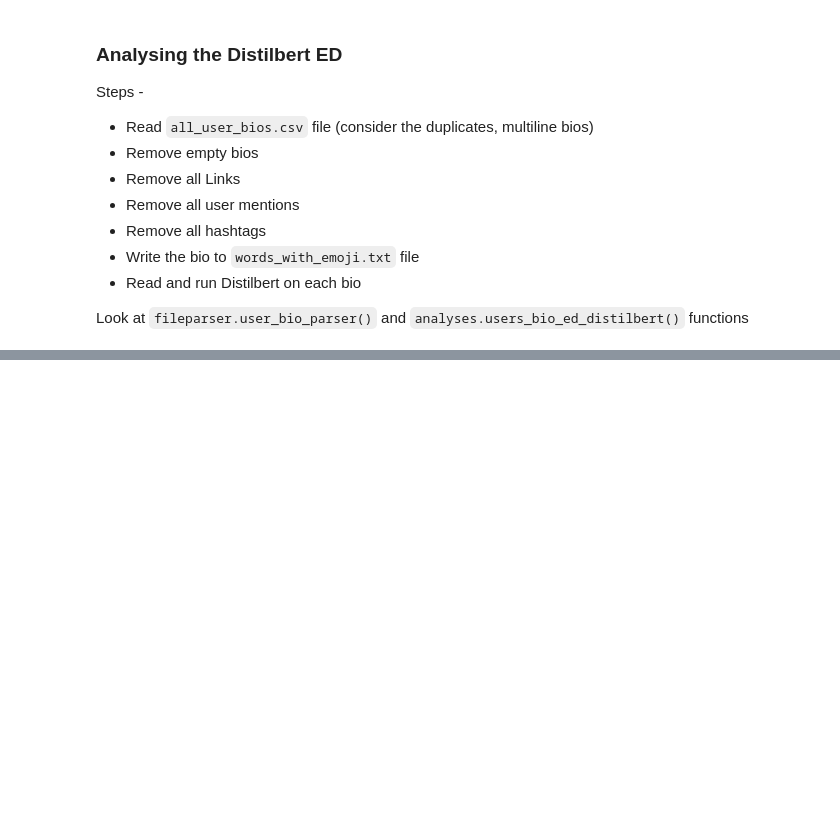
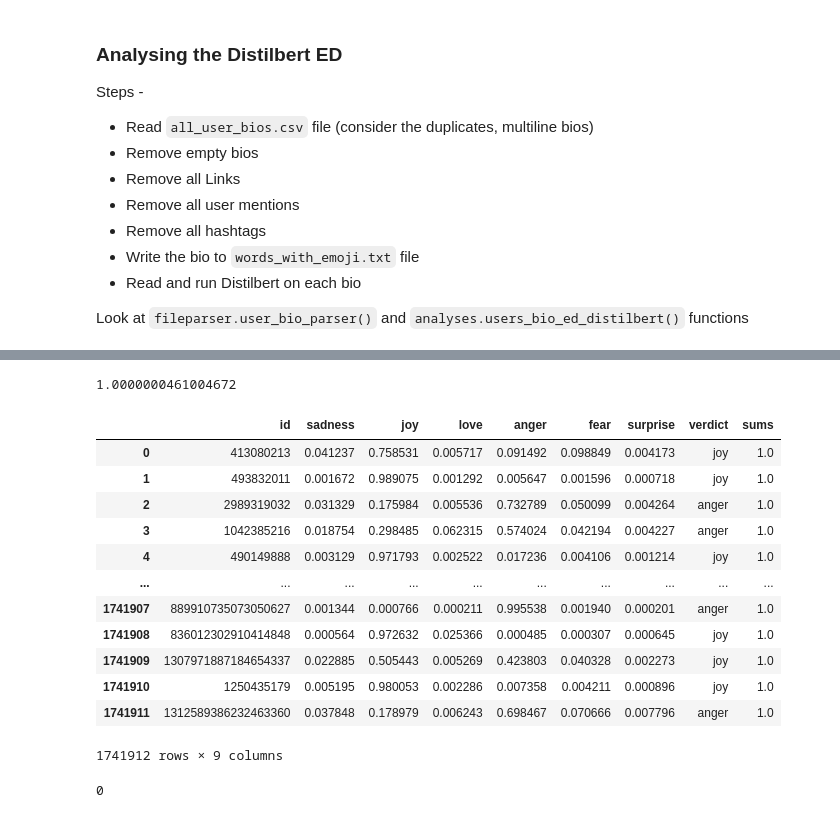
Before and after one commit to Shuv0Khan/TweetApp, a Jupyter notebook: data/users_bio_distilbert.analysis.ipynb, the cells around one changed output, grey strips where cells are left out. Cells and saved outputs as stored; diff of their text form; code cells hidden in the pictures; blank space fills up the shorter version.

```diff
--- a/data/users_bio_distilbert.analysis.ipynb
+++ b/data/users_bio_distilbert.analysis.ipynb
@@ -46,0 +80,30 @@ memory usage: 1.7 MB
+# %%
+users_bio_distilbert.loc[0, ['sadness', 'joy', 'love', 'anger', 'fear', 'surprise']].sum()
+# %% [output]
+1.0000000461004672
+# %%
+sum_probs = []
+for i in users_bio_distilbert.index:
+    sum_probs.append(users_bio_distilbert.loc[i, ['sadness', 'joy', 'love', 'anger', 'fear', 'surprise']].sum())
+# %%
+users_bio_distilbert['sums']=sum_probs
+# %%
+users_bio_distilbert
+# %% [output]
+|  | id | sadness | joy | love | anger | fear | surprise | verdict | sums |
+| 0 | 413080213 | 0.041237 | 0.758531 | 0.005717 | 0.091492 | 0.098849 | 0.004173 | joy | 1.0 |
+| 1 | 493832011 | 0.001672 | 0.989075 | 0.001292 | 0.005647 | 0.001596 | 0.000718 | joy | 1.0 |
+| 2 | 2989319032 | 0.031329 | 0.175984 | 0.005536 | 0.732789 | 0.050099 | 0.004264 | anger | 1.0 |
+| 3 | 1042385216 | 0.018754 | 0.298485 | 0.062315 | 0.574024 | 0.042194 | 0.004227 | anger | 1.0 |
+| 4 | 490149888 | 0.003129 | 0.971793 | 0.002522 | 0.017236 | 0.004106 | 0.001214 | joy | 1.0 |
+| ... | ... | ... | ... | ... | ... | ... | ... | ... | ... |
+| 1741907 | 889910735073050627 | 0.001344 | 0.000766 | 0.000211 | 0.995538 | 0.001940 | 0.000201 | anger | 1.0 |
+| 1741908 | 836012302910414848 | 0.000564 | 0.972632 | 0.025366 | 0.000485 | 0.000307 | 0.000645 | joy | 1.0 |
+| 1741909 | 1307971887184654337 | 0.022885 | 0.505443 | 0.005269 | 0.423803 | 0.040328 | 0.002273 | joy | 1.0 |
+| 1741910 | 1250435179 | 0.005195 | 0.980053 | 0.002286 | 0.007358 | 0.004211 | 0.000896 | joy | 1.0 |
+| 1741911 | 1312589386232463360 | 0.037848 | 0.178979 | 0.006243 | 0.698467 | 0.070666 | 0.007796 | anger | 1.0 |
+1741912 rows × 9 columns
+# %%
+len(users_bio_distilbert[users_bio_distilbert.sums > 1.1])
+# %% [output]
+0
```
Also changed, not shown: parts of 5 cells of this notebook, 9 other files.
